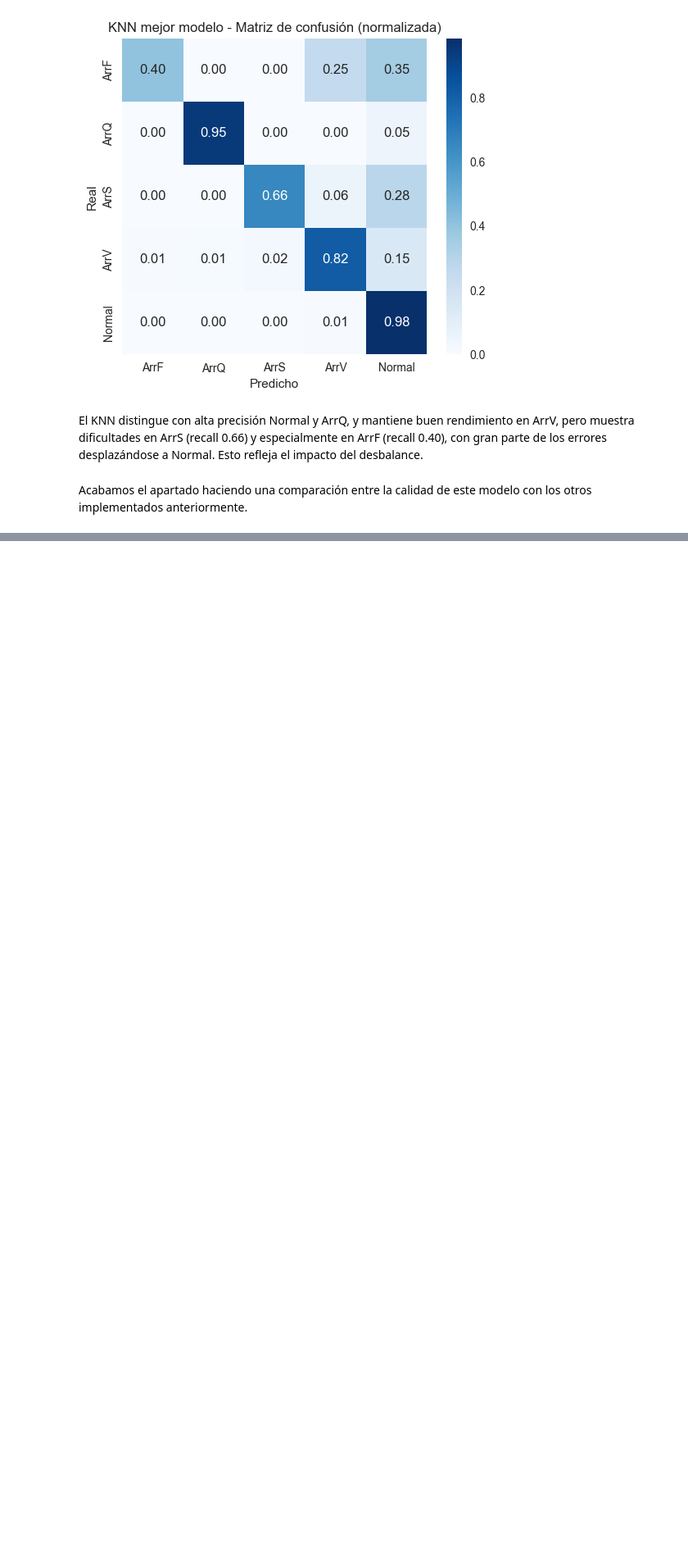
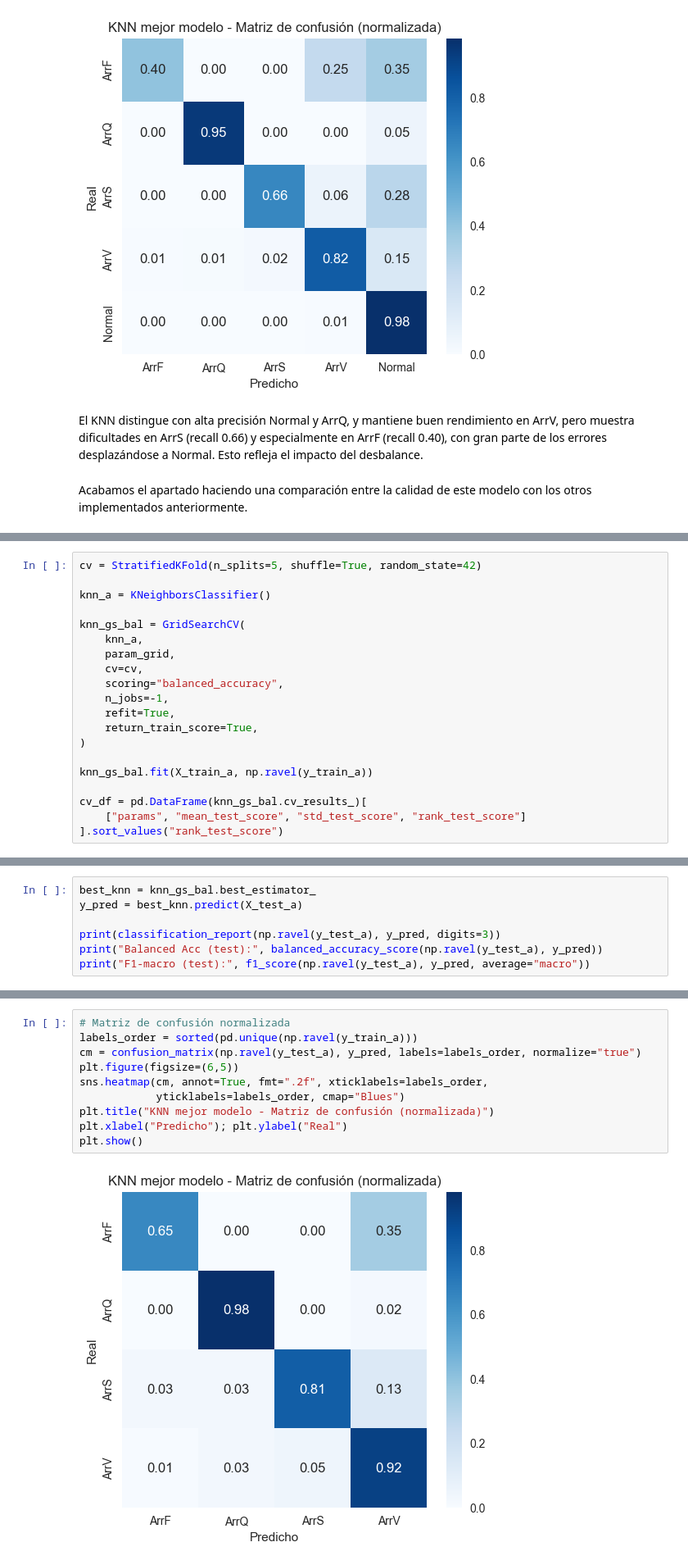
Before and after one commit to anaAparicioO5/apa_problemes, a Jupyter notebook: desbalance.ipynb, the cells around one changed output, grey strips where cells are left out. Shown at 82% size. Saved outputs shown, nothing was run; the diff lists cells and outputs as text; blank space fills up the shorter version.

```diff
--- a/desbalance.ipynb
+++ b/desbalance.ipynb
@@ -688,0 +816,20 @@ print(df_cmp)
+# %%
+cv = StratifiedKFold(n_splits=5, shuffle=True, random_state=42)
+
+knn_a = KNeighborsClassifier()
+
+knn_gs_bal = GridSearchCV(
+    knn_a,
+    param_grid,
+    cv=cv,
+    scoring="balanced_accuracy",
+    n_jobs=-1,
+    refit=True,
+    return_train_score=True,
+)
+
+knn_gs_bal.fit(X_train_a, np.ravel(y_train_a))
+
+cv_df = pd.DataFrame(knn_gs_bal.cv_results_)[
+    ["params", "mean_test_score", "std_test_score", "rank_test_score"]
+].sort_values("rank_test_score")
@@ -688,0 +858,7 @@ print(df_cmp)
+# %%
+best_knn = knn_gs_bal.best_estimator_
+y_pred = best_knn.predict(X_test_a)
+
+print(classification_report(np.ravel(y_test_a), y_pred, digits=3))
+print("Balanced Acc (test):", balanced_accuracy_score(np.ravel(y_test_a), y_pred))
+print("F1-macro (test):", f1_score(np.ravel(y_test_a), y_pred, average="macro"))
@@ -688,0 +879,12 @@ print(df_cmp)
+# %%
+# Matriz de confusión normalizada
+labels_order = sorted(pd.unique(np.ravel(y_train_a)))
+cm = confusion_matrix(np.ravel(y_test_a), y_pred, labels=labels_order, normalize="true")
+plt.figure(figsize=(6,5))
+sns.heatmap(cm, annot=True, fmt=".2f", xticklabels=labels_order,
+            yticklabels=labels_order, cmap="Blues")
+plt.title("KNN mejor modelo - Matriz de confusión (normalizada)")
+plt.xlabel("Predicho"); plt.ylabel("Real")
+plt.show()
+# %% [output]
+[figure, added]
```
Also changed, not shown: parts of 27 cells of this notebook.
